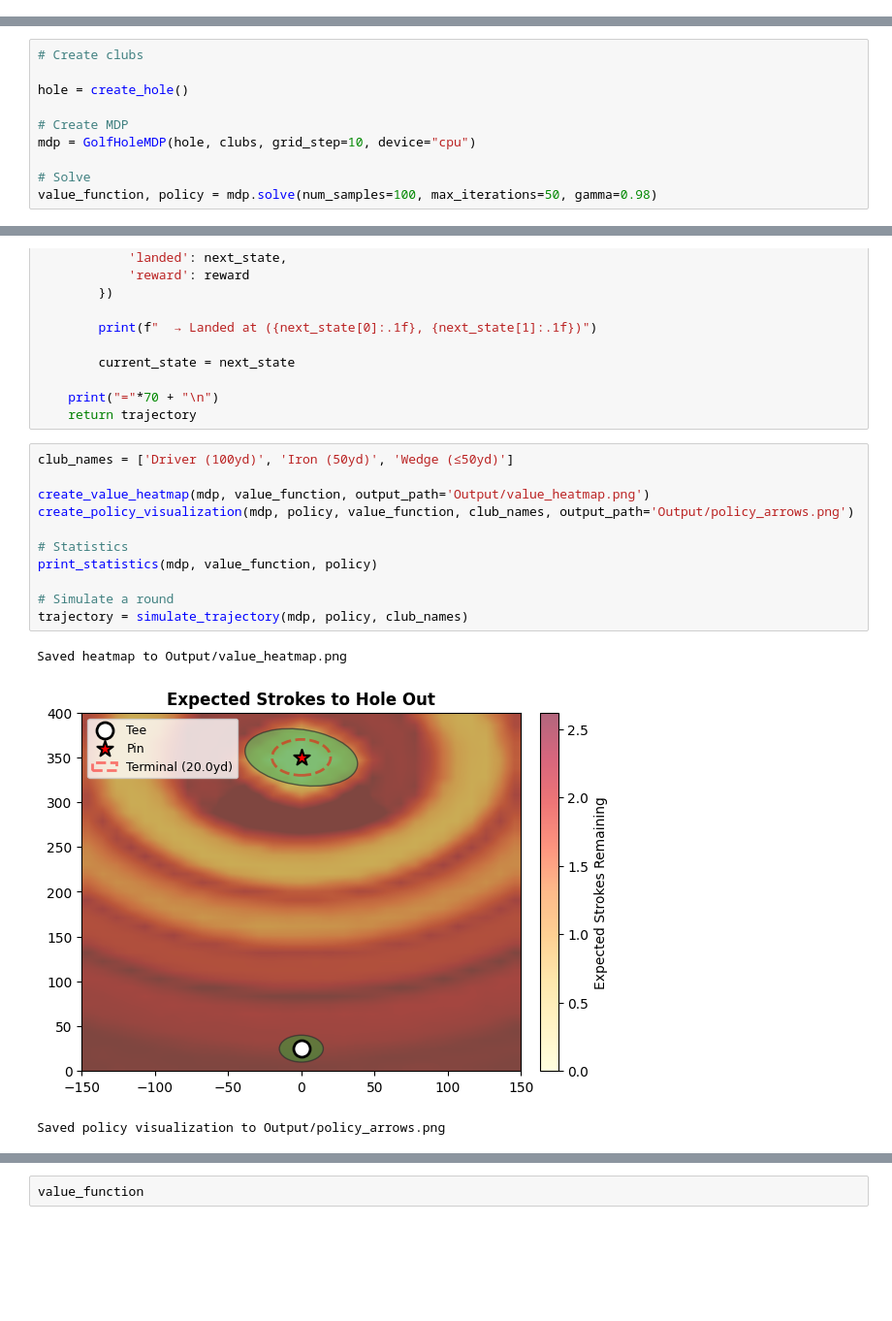
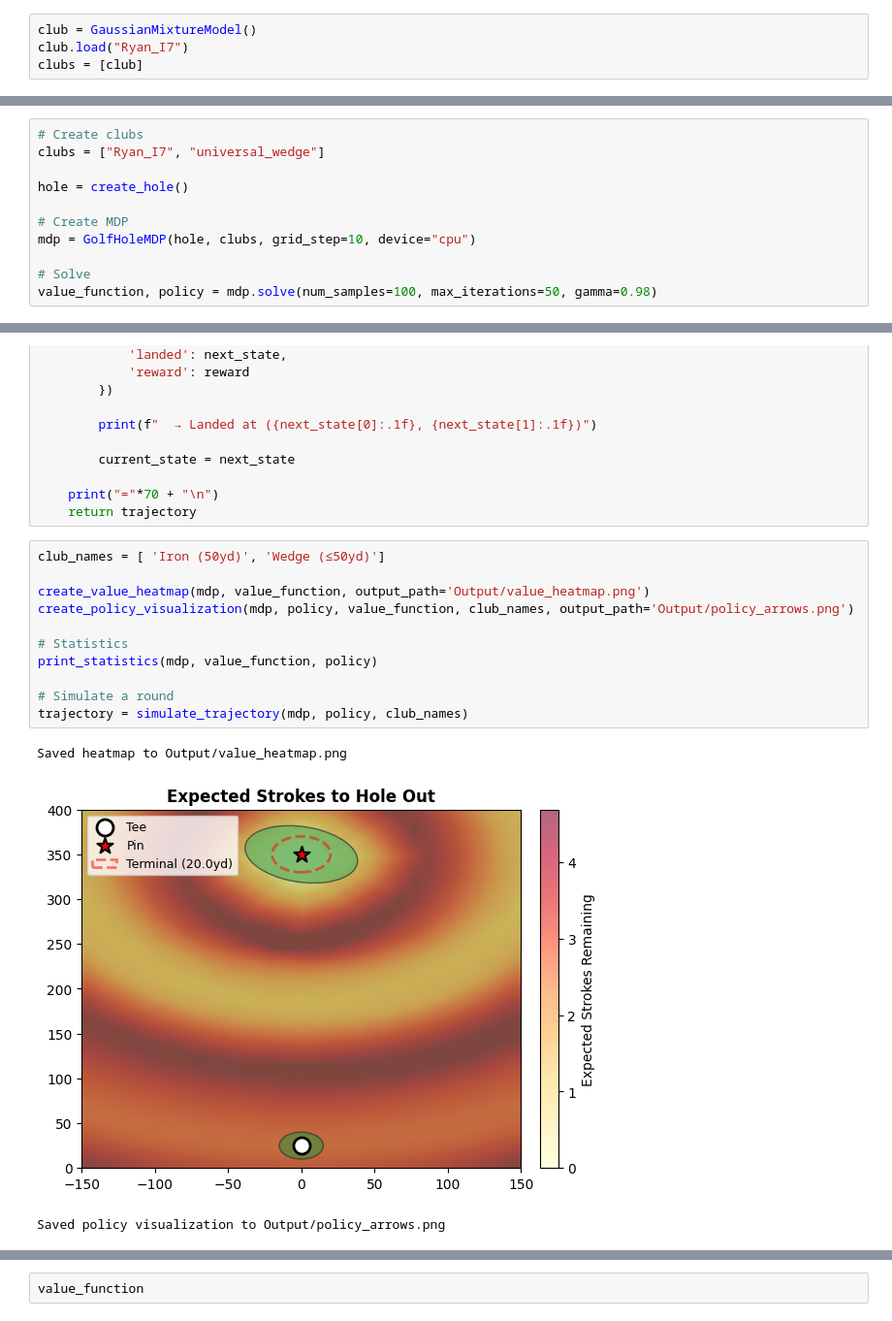
Before and after one commit to RyanMFraser/CPSC_440_Project, a Jupyter notebook: Exploration/mdp_simple.ipynb, the cells around one changed output, grey strips where cells are left out. Shown at 97% size. Cells and saved outputs as stored; diff of their text form; blank space fills up the shorter version.

```diff
--- a/Exploration/mdp_simple.ipynb
+++ b/Exploration/mdp_simple.ipynb
@@ -63,6 +63,10 @@ Combined dataset shape: (1633, 4)
 Combined dataset shape: (1633, 4)
 Player: 2
 Clubs used (2): ['W1', 'I7']
+# %%
+club = GaussianMixtureModel()
+club.load("Ryan_I7")
+clubs = [club]
 # %%
 from sklearn.mixture import GaussianMixture
 import numpy as np
@@ -87,5 +90,6 @@ clubs
 # %%
 # Create clubs
+clubs = ["Ryan_I7", "universal_wedge"]
 
 hole = create_hole()
 
@@ -409,17 +415,17 @@ def simulate_trajectory(mdp, policy, club_names, start_state=None, max_shots=20)
     print("="*70 + "\n")
     return trajectory
 # %%
-club_names = ['Driver (100yd)', 'Iron (50yd)', 'Wedge (≤50yd)']
+club_names = [ 'Iron (50yd)', 'Wedge (≤50yd)']
 
 create_value_heatmap(mdp, value_function, output_path='Output/value_heatmap.png')
 create_policy_visualization(mdp, policy, value_function, club_names, output_path='Output/policy_arrows.png')
 
 # Statistics
 print_statistics(mdp, value_function, policy)
 
 # Simulate a round
 trajectory = simulate_trajectory(mdp, policy, club_names)
 # %% [output]
 Saved heatmap to Output/value_heatmap.png
-[figure, old version]
+[figure, new version]
 Saved policy visualization to Output/policy_arrows.png
```
Also changed, not shown: parts of 4 cells of this notebook, 8 other files.
